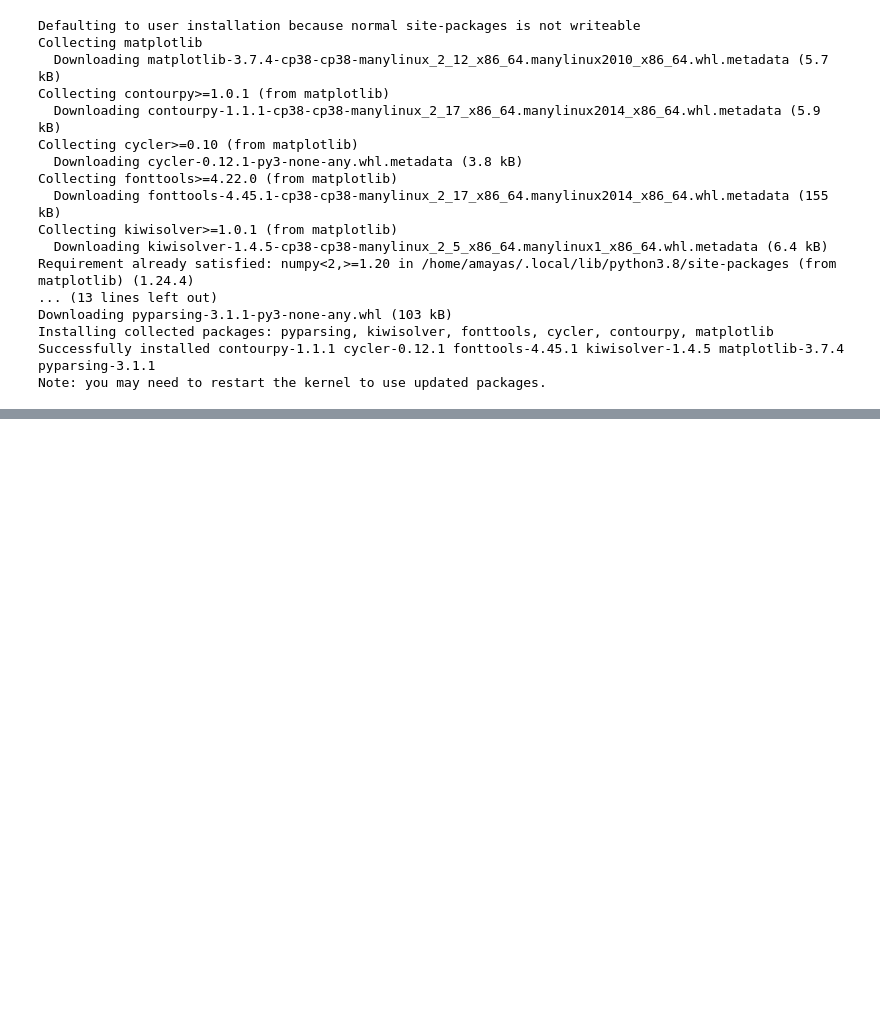
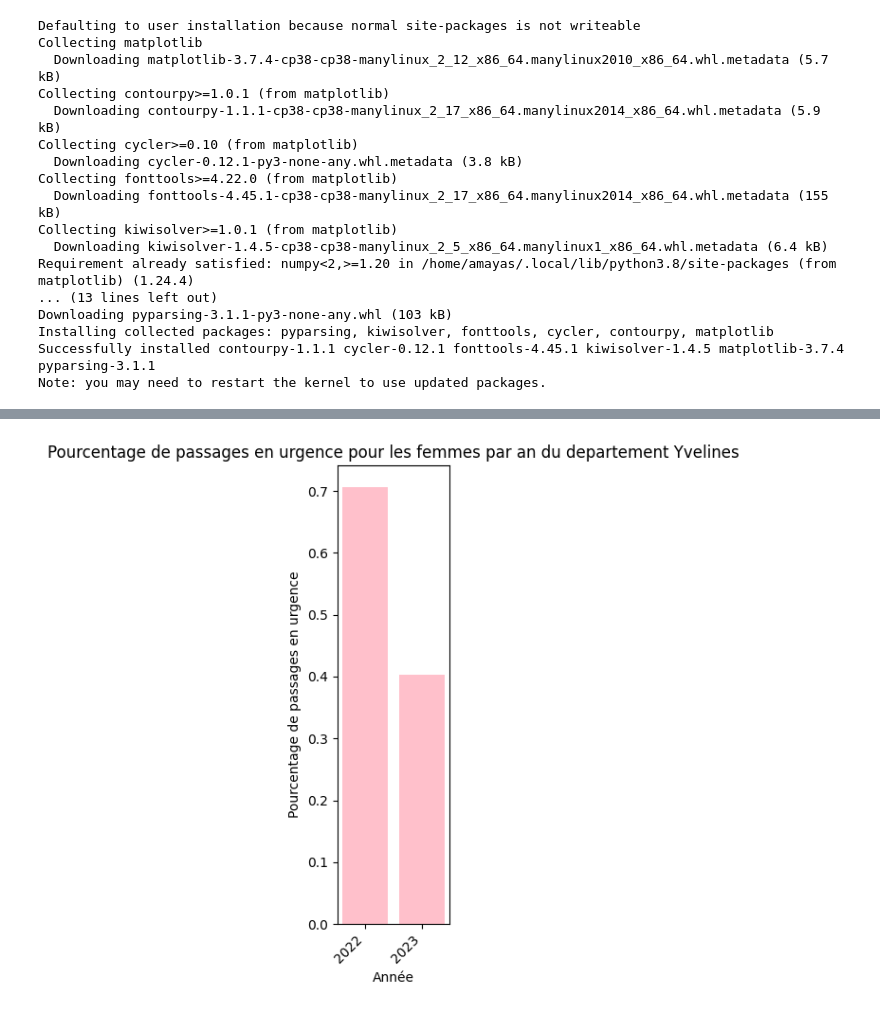
Before and after one commit to amayasmh/HealthDataWarehousing, a Jupyter notebook: Visualisation/visualisation.ipynb, the cells around one changed output, grey strips where cells are left out. Saved outputs shown, nothing was run; the diff lists cells and outputs as text; code cells hidden in the pictures; blank space fills up the shorter version.

```diff
--- a/Visualisation/visualisation.ipynb
+++ b/Visualisation/visualisation.ipynb
@@ -110,0 +300,80 @@ plt.show()
+# %%
+import psycopg2
+import numpy as np
+import psycopg2.extras as extras
+import pandas as pd
+import matplotlib.pyplot as plt
+
+
+"""Quel est le pourcentage de passages aux urgences pour suspicion de covid-19 par rapport au
+nombre de passages total pour les femmes par an et par département ?"""
+
+def connexion():
+    return psycopg2.connect(
+   database="postgres",
+   user="airflow",
+   password="airflow",
+   host="172.17.0.1",
+   port= '5435')
+
+def lecture(conn):
+    """ Lecture des tables """
+    command = """
+        SELECT
+            EXTRACT(YEAR FROM um.date_de_passage) AS annee,
+            d.nom_dep,
+            SUM(nbre_pass_tot_f) AS nombre_total_passages_f,
+            SUM(nbre_pass_corona_f) AS nombre_passage_corona_f,
+            (SUM(nbre_pass_corona_f)*100.0)/SUM(nbre_pass_tot_f) AS pourcentage
+
+        FROM
+            urgence_hospit uh
+        JOIN
+            urgence_mesures um ON um.id = uh.urgence_mesures_id
+        JOIN
+            departement d ON um.dep = d.id_dep
+
+        GROUP BY
+            annee, d.nom_dep;
+                """
+    try:
+        cur = conn.cursor()
+        cur.execute(command)
+
+        # Fetch data
+        data = cur.fetchall()
+        columns = [desc[0] for desc in cur.description]
+        df = pd.DataFrame(data, columns=columns)
+
+        # Display the DataFrame
+        print(df)
+
+    except (Exception, psycopg2.DatabaseError) as error:
+        print("Error")
+        print(error)
+    finally:
+        if cur is not None:
+            cur.close()
+        if conn is not None:
+            conn.close()
+        return df
+
+# Call the function
+connexion_instance = connexion()
+df = lecture(connexion_instance)
+
+
+
+# Créer un graphique à barres
+donnee = df[df['nom_dep'] == "Yvelines"]
+
+plt.figure(figsize=(2, 6))
+plt.bar(donnee['annee'], donnee['pourcentage'], color='pink')
+plt.xlabel("Année")
+plt.ylabel('Pourcentage de passages en urgence')
+plt.title("Pourcentage de passages en urgence pour les femmes par an du departement Yvelines")
+plt.xticks(rotation=45, ha='right')
+plt.tight_layout()
+
+plt.show()
+# %% [output]
@@ -110,0 +397 @@ plt.show()
+[figure, added]
```
Also changed, not shown: parts of 7 cells of this notebook, 1 other file.
